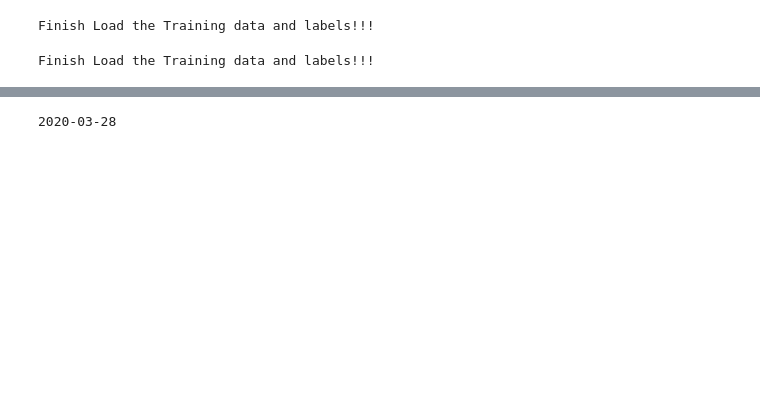
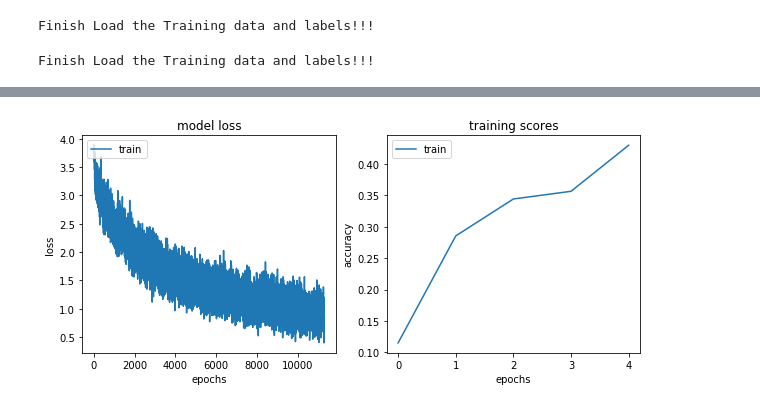
Before and after one commit to helloxy96/CS5242_Project2020, a Jupyter notebook: train_LSTM_segment.ipynb, the cells around one changed output, grey strips where cells are left out. Cells and saved outputs as stored; diff of their text form; code cells hidden in the pictures; blank space fills up the shorter version.

```diff
--- a/train_LSTM_segment.ipynb
+++ b/train_LSTM_segment.ipynb
@@ -51,7 +51,7 @@ def splitByFrames(data_feat, data_labels, frames_per_clip):
     new_data_feat = torch.cat(new_data_feat)
     return new_data_feat, new_data_labels
 
-new_data_feat, new_data_labels = splitByFrames(data_feat, data_labels, 16)
-val_data_feat, val_data_labels = splitByFrames(val_data_feat, val_data_labels, 16)
+#new_data_feat, new_data_labels = splitByFrames(data_feat, data_labels, 16)
+#val_data_feat, val_data_labels = splitByFrames(val_data_feat, val_data_labels, 16)
 # %%
 import torch
@@ -130,32 +130,36 @@ def validation(model, device, test_loader):
 # %%
+import utils.balance_data as b
 cuda_avail = torch.cuda.is_available()
 device = torch.device("cuda" if cuda_avail else "cpu")
 
-lstm = LSTM_Model().double().to(device)
-optimizer = torch.optim.Adam(list(lstm.parameters()), lr=learning_rate)
+lstm = LSTM_Model(hidden_rnn_layers = 2, hidden_rnn_nodes = 368).double().to(device)
+optimizer = torch.optim.Adam(list(lstm.parameters()), lr=learning_rate, weight_decay = 1e-6)
 
 # record training process
 epoch_train_losses = []
 epoch_train_scores = []
-epoch_test_losses = []
 epoch_test_scores = []
 
+label_dict = b.generate_label_dictionary(data_feat, data_labels)
+total_segments = len(data_labels)
 for epoch in range(epochs):
+    new_data_feat, new_data_labels = b.balance_data(label_dict, total_segments)
+    dataset = VideoTrainDataset(new_data_feat, new_data_labels, 50)
+    dataloader = tud.DataLoader(dataset, batch_size=batch_size, shuffle=True)
     train_losses, train_scores = train(log_interval, lstm, device, dataloader, optimizer, epoch)
-    test_losses, test_score = validation(lstm, device, val_dataloader)
 
     epoch_train_losses.append(train_losses)
     epoch_train_scores.append(train_scores)
-    epoch_test_losses.append(test_losses)
-    epoch_test_scores.append(test_score)
+    if epoch % 20 == 0:
+        test_score = validation(lstm, device, val_dataloader)
+        epoch_test_scores.append(test_score)
 
 torch.save(model.state_dict(), "./trained/lstm.pt")
 A = np.array(epoch_train_losses)
 B = np.array(epoch_train_scores)
-C = np.array(epoch_test_losses)
 D = np.array(epoch_test_scores)
 np.save('./results/lstm/training_losses_2.npy', A)
 np.save('./results/lstm/training_scores_2.npy', B)
-np.save('./results/lstm/test_loss.npy', C)
+#np.save('./results/lstm/test_loss.npy', C)
 np.save('./results/lstm/test_score.npy', D)
 # %% [output]
@@ -180,27 +183,32 @@ KeyboardInterrupt:
-# %%
-import datetime
-print(datetime.datetime.now().date())
-# %% [output]
-2020-03-28
 # %%
 import matplotlib.pyplot as plt
+import numpy as np
+
+#A = np.load('./results/lstm/training_losses_2020-03-28.npy')
+#B = np.load('./results/lstm/training_scores_2020-03-28.npy')
+
+#C = np.load('./results/lstm/test_loss_2020-03-28.npy')
+#D = np.load('./results/lstm/test_score_2020-03-28.npy')
 fig = plt.figure(figsize=(10, 4))
 plt.subplot(121)
 #plt.plot(np.arange(1, epochs + 1), A[:, -1])  # train loss (on epoch end)
 plt.plot(A.flatten())  # train loss (on epoch end)
 #plt.plot(np.arange(1, epochs + 1), C)
 plt.title("model loss")
 plt.xlabel('epochs')
 plt.ylabel('loss')
 plt.legend(['train','test'], loc="upper left")
 # 2nd figure
 plt.subplot(122)
 #plt.plot(np.arange(1, epochs + 1), B[:, -1])
-plt.plot(B.flatten())
+#plt.plot(B.flatten())
 
-#plt.plot(np.arange(1, epochs + 1), D) # train accuracy (on epoch end)
+epochs = 100
+plt.plot(D) # train accuracy (on epoch end)
 plt.title("training scores")
 plt.xlabel('epochs')
 plt.ylabel('accuracy')
 plt.legend(['train', 'test'], loc="upper left")
 plt.show()
+# %% [output]
+[figure, added]
```
Also changed, not shown: parts of 3 cells of this notebook, 8 other files.
